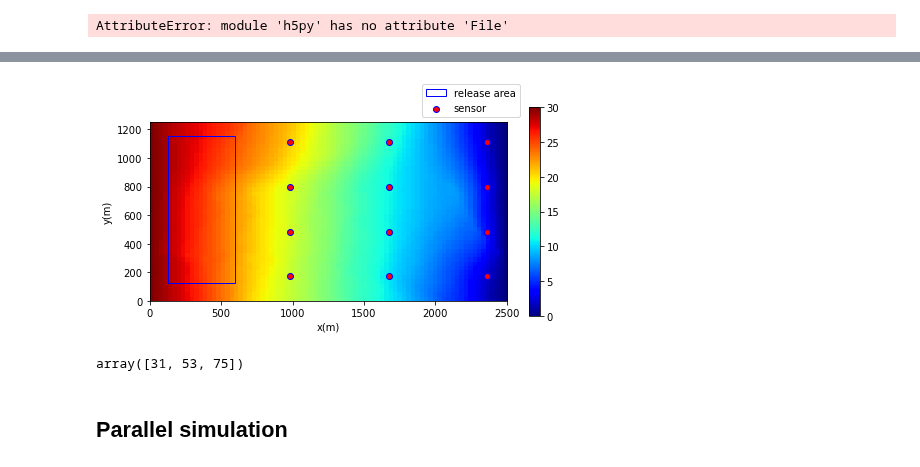
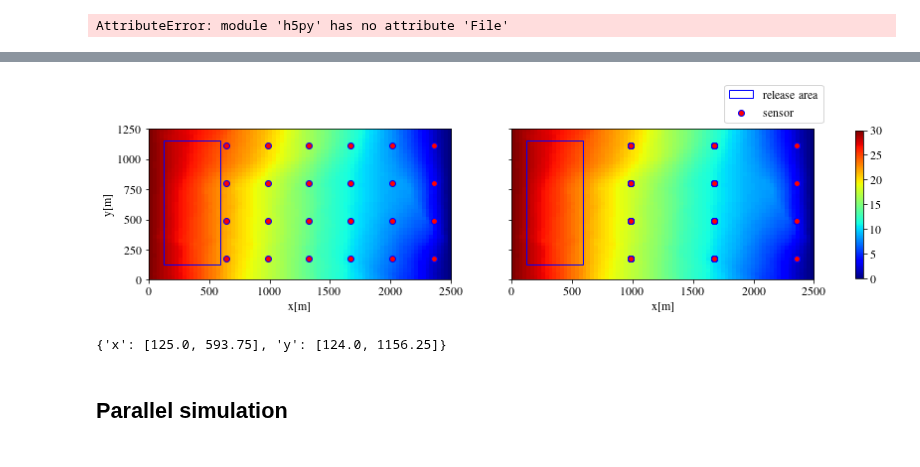
Before and after one commit to ZitongZhou/react_inverse, a Jupyter notebook: TCP_3d/gen_simus.ipynb, the cells around one changed output, grey strips where cells are left out. Drawn from its saved outputs; the diff is of its cells as text; code cells hidden in the pictures.

Commit message:
sensor plot

```diff
--- a/TCP_3d/gen_simus.ipynb
+++ b/TCP_3d/gen_simus.ipynb
@@ -14,8 +14,11 @@ import numpy as np
 import matplotlib as mpl
 import matplotlib.patches as mpatches
 from matplotlib.collections import PatchCollection
+from matplotlib import cm
+import matplotlib.colors
 import pickle as pk
 import matplotlib.pyplot as plt
+import mpl_toolkits.mplot3d.art3d as art3d
 import flopy.utils.binaryfile as bf
 import shutil
 from IPython.display import clear_output
@@ -38,6 +41,18 @@ print('matplotlib version: {}'.format(mpl.__version__))
 print('flopy version: {}'.format(flopy.__version__))
 exe_name_mf = '/Users/zitongzhou/Downloads/pymake/examples/mf2005'
 exe_name_mt = '/Users/zitongzhou/Downloads/pymake/examples/mt3dms'
+SMALL_SIZE = 12
+MEDIUM_SIZE = 14
+BIGGER_SIZE = 16
+plt.rc('font',**{'family':'serif','serif':['Times']})
+plt.rcParams['text.usetex'] = True
+plt.rc('font', size=SMALL_SIZE)          # controls default text sizes
+plt.rc('axes', titlesize=SMALL_SIZE)     # fontsize of the axes title
+plt.rc('axes', labelsize=SMALL_SIZE)    # fontsize of the x and y labels
+plt.rc('xtick', labelsize=SMALL_SIZE)    # fontsize of the tick labels
+plt.rc('ytick', labelsize=SMALL_SIZE)    # fontsize of the tick labels
+plt.rc('legend', fontsize=SMALL_SIZE)    # legend fontsize
+plt.rc('figure', titlesize=BIGGER_SIZE)
 # %% [output]
 3.8.2 (default, Mar 25 2020, 11:22:43)
 [Clang 4.0.1 (tags/RELEASE_401/final)]
@@ -108,42 +169,52 @@ def well_plot(c_map, title,  wel = None, obs = None, ):
 
 # y_wel = np.array([125, 125*3, 125*5, 125*7, 125*9,
 #         125, 125*3, 125*5, 125*7, 125*9,
 #         125, 125*3, 125*5, 125*7, 125*9,])
 #         125, 125*3, 125*5, 125*7, 125*9,]) # #np.random.randint(low = 5, high = 35, size = 20)
 # x_wel = np.array([100, 100, 100, 100, 100,
 #          300, 300, 300, 300, 300,
 #          500, 500, 500, 500, 500,])
 x_wel = [2500/80*4, 2500/80*19]
 y_wel = [1240/40*4, 1250/40*37]
 #          700, 700, 700, 700, 700])# #np.random.randint(low = 0, high = 25, size = 20)
 # wells = {i: [y_wel[i], x_wel[i]] for i in range(len(y_wel))}
 
 np.random.seed(888)
 # y_obs = np.random.randint(low = 5, high = 35, size = 20)
 # x_obs = np.random.randint(low = 30, high = 80, size = 20)
 y_obs = np.linspace(5, 35, num=4).astype('int')
-# x_obs = np.linspace(20, 75, num=6).astype('int')
-x_obs = np.linspace(31, 75, num=3).astype('int')
+x_obs = np.linspace(20, 75, num=6).astype('int')
+# x_obs = np.linspace(31, 75, num=3).astype('int')
 y_obs, x_obs = np.meshgrid(y_obs, x_obs)
 
 f = h5py.File('/Users/zitongzhou/Desktop/react_inverse/TCP_3d/output_0.hdf5', 'r')
 head = np.array(f["head"])[3]
 f.close()  # close the file object for the next run
 
 
 # head = np.flip(head, 0)
 dx = 2500/80
 dy = 1250/40
 wel = {'x': x_wel, 'y': y_wel}
 # wel = {"x": list(dx/2 + x_wel*dx), "y": list(dy/2 + y_wel*dy)}
-obs = {"x": list(dx/2 + x_obs*dx), "y": list(dy/2 + y_obs*dy)}
-well_plot(head, 'Head_well_halfx',wel, obs)
+obs1 = {"x": list(dx/2 + x_obs*dx), "y": list(dy/2 + y_obs*dy)}
+
+y_obs = np.linspace(5, 35, num=4).astype('int')
+# x_obs = np.linspace(20, 75, num=6).astype('int')
+x_obs = np.linspace(31, 75, num=3).astype('int')
+z_obs = np.linspace(0,5,num=6).astype('int')
+z_obs, y_obs, x_obs = np.meshgrid(z_obs, y_obs, x_obs)
+obs_3d = {'x':x_obs,'y':y_obs,'z':z_obs}
+# wel = {"x": list(dx/2 + x_wel*dx), "y": list(dy/2 + y_wel*dy)}
+obs2 = {"x": list(dx/2 + x_obs*dx), "y": list(dy/2 + y_obs*dy)}
+
+well_plot(head, 'Head_well',wel, obs1, obs2)
 # %% [output]
-[figure, old version]
+[figure, new version]
-# %%
-np.linspace(31, 75, num=3).astype('int')
-# %% [output]
-array([31, 53, 75])
+# %%
+wel
+# %% [output]
+{'x': [125.0, 593.75], 'y': [124.0, 1156.25]}
 # %% [markdown]
 ## Parallel simulation
 # %%
```
Also changed, not shown: parts of 2 cells of this notebook, 3 other files.
